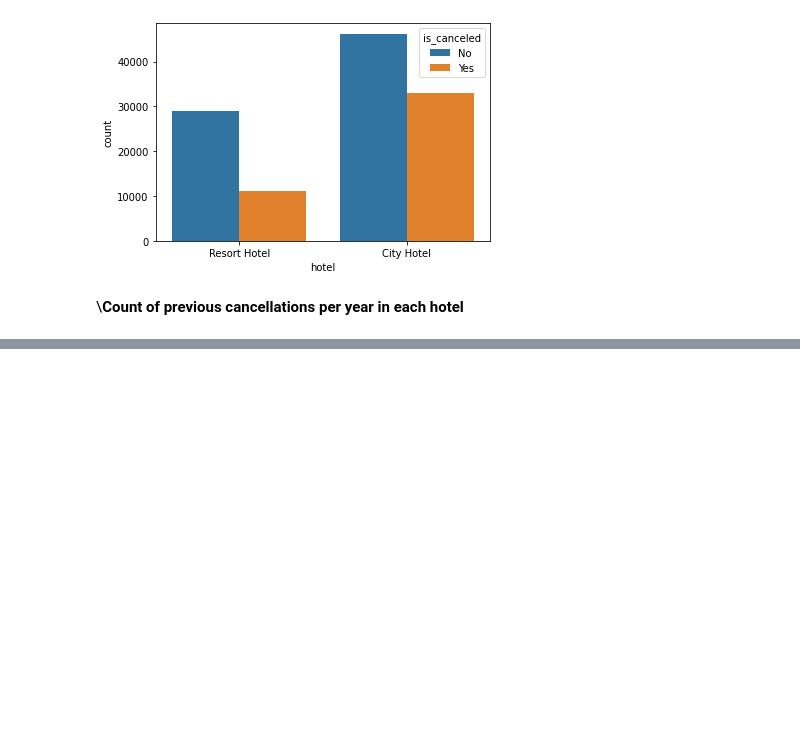
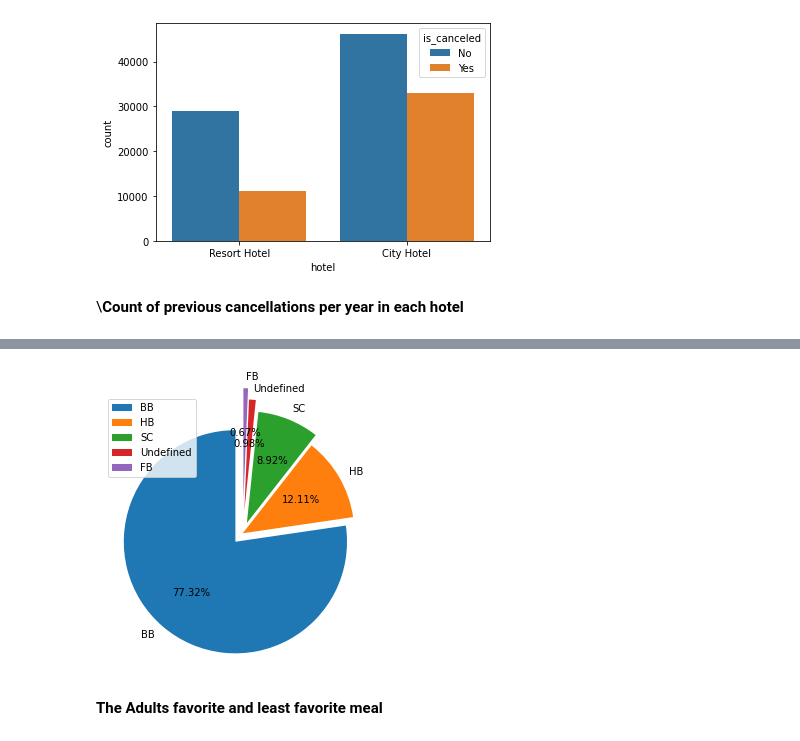
Before and after one commit to abhilashs1/Hotel_booking, a Jupyter notebook: HotelBookings.ipynb, the cells around one changed output, grey strips where cells are left out. Cells and saved outputs as stored; diff of their text form; code cells hidden in the pictures; blank space fills up the shorter version.

```diff
--- a/HotelBookings.ipynb
+++ b/HotelBookings.ipynb
@@ -275,0 +349,14 @@ sns.countplot(x = "hotel", hue = "is_canceled", data = df);
+# %%
+meal = ["BB", "HB", "SC", "Undefined", "FB"]
+values = df.meal.value_counts()
+
+plt.figure(figsize = (5, 7))
+plt.pie(values, labels = meal, explode = (0.1, 0, 0.1, 0.2, 0.3), autopct = "%.2f%%",startangle = 90)
+
+plt.legend()
+
+plt.show();
+# %% [output]
+[figure, added]
+# %% [markdown]
+**The Adults favorite and least favorite meal**
```
Also changed, not shown: parts of 20 cells of this notebook.
